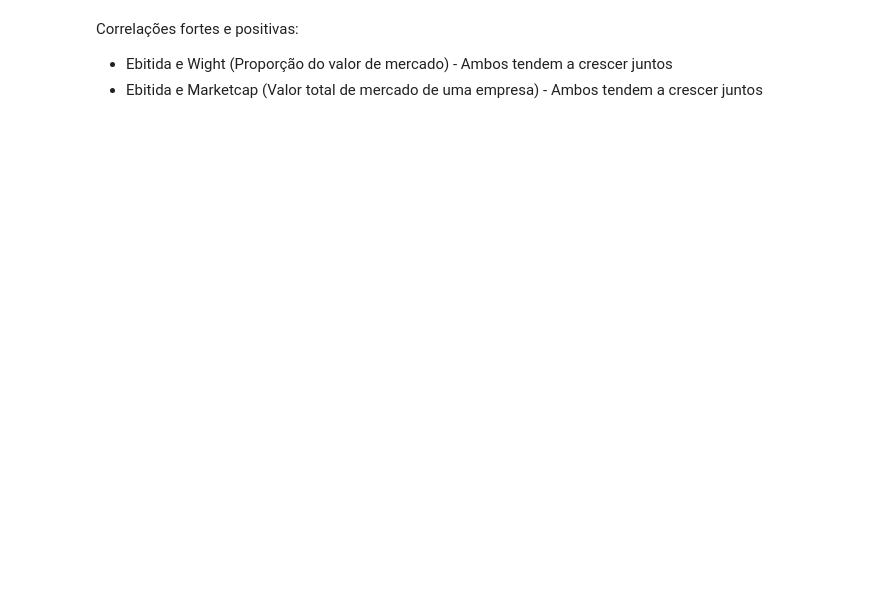
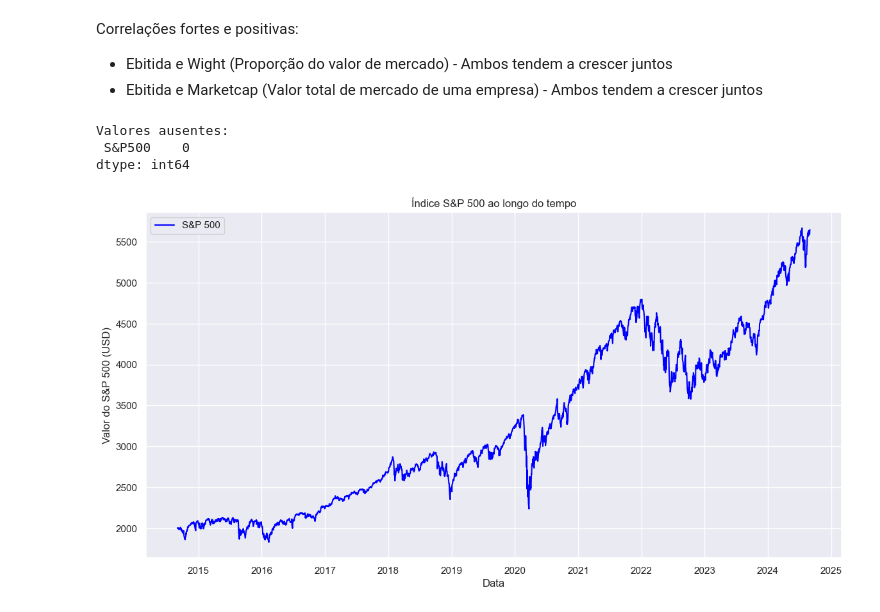
Before and after one commit to zibia-cunha/S-P500-exploratory-financial-anallysis, a Jupyter notebook: analiseM.ipynb, the cells around one changed output. Cells and saved outputs as stored; diff of their text form; code cells hidden in the pictures; blank space fills up the shorter version.

```diff
--- a/analiseM.ipynb
+++ b/analiseM.ipynb
@@ -142,3 +145,31 @@ Correlações fortes e positivas:
 
 - Ebitida e Wight (Proporção do valor de mercado) - Ambos tendem a crescer juntos
 - Ebitida e Marketcap (Valor total de mercado de uma empresa) - Ambos tendem a crescer juntos
+# %%
+# Converter a coluna 'Date' para datetime (ajustando o formato para 'YYYY-MM-DD')
+df_index['Date'] = pd.to_datetime(df_index['Date'], format='%Y-%m-%d')
+
+# Definir a coluna 'Date' como índice e ordernar dados por data
+df_index.set_index('Date', inplace=True)
+df_index.sort_index(inplace=True)
+
+# Verificar se há valores ausentes e preencher valores
+print("Valores ausentes:\n", df_index.isna().sum())
+df_index['S&P500'] = df_index['S&P500'].ffill()
+
+
+# Gráfico variação temporal do índice S&P500
+sns.set(style="dark")
+plt.figure(figsize=(14, 7))
+plt.plot(df_index.index, df_index['S&P500'], label='S&P 500', color='blue')
+plt.title('Índice S&P 500 ao longo do tempo')
+plt.xlabel('Data')
+plt.ylabel('Valor do S&P 500 (USD)')
+plt.legend()
+plt.grid(True)
+plt.show()
+# %% [output]
+Valores ausentes:
+ S&P500    0
+dtype: int64
+[figure, added]
```
Also changed, not shown: parts of 21 cells of this notebook.
